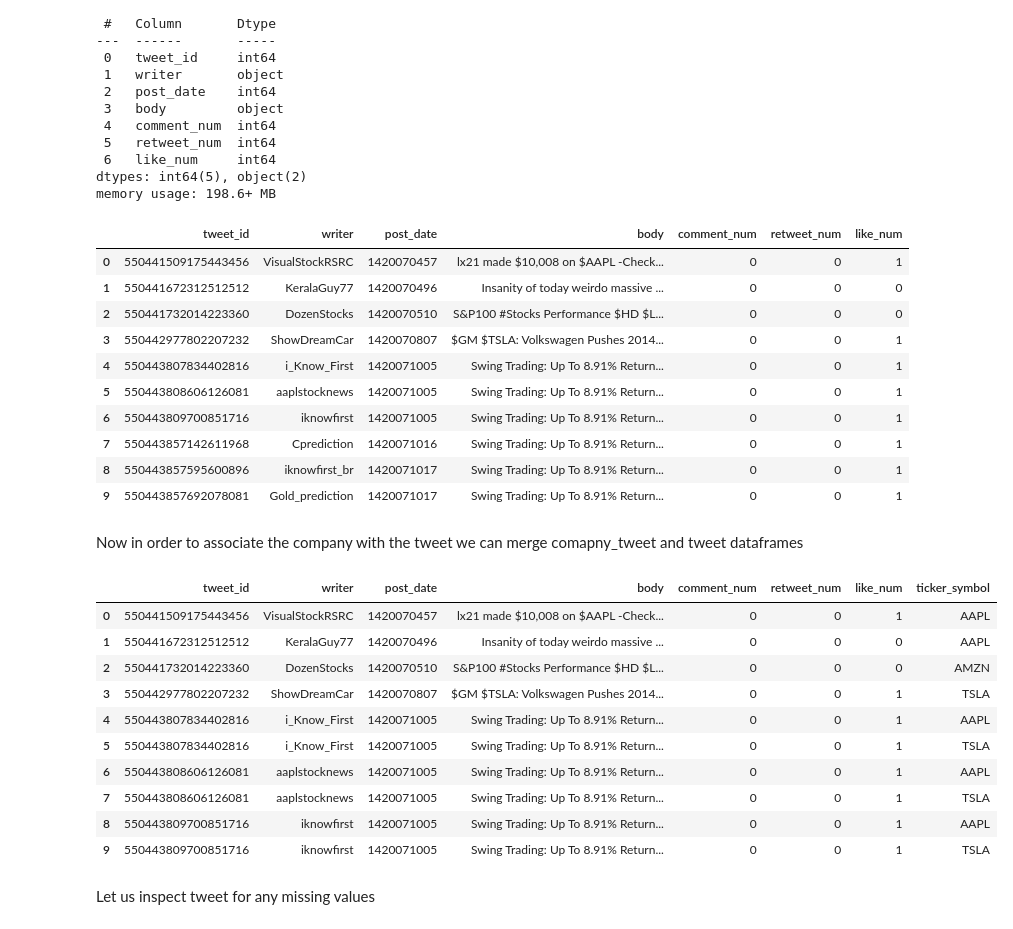
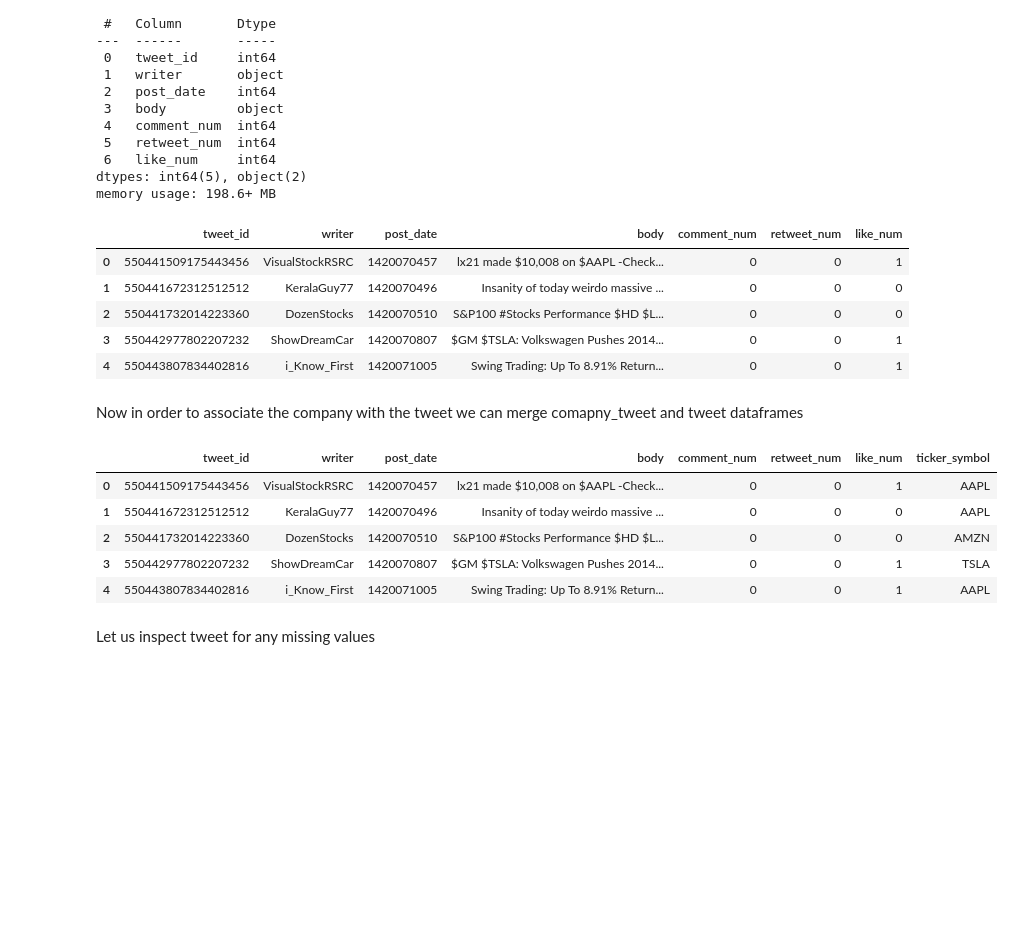
Before and after one commit to balaji-2021/Capstone2, a Jupyter notebook: Stock_sentiment_analysis_data_wrangling.ipynb, the cells around one changed output. Cells and saved outputs as stored; diff of their text form; code cells hidden in the pictures; blank space fills up the shorter version.

```diff
--- a/Stock_sentiment_analysis_data_wrangling.ipynb
+++ b/Stock_sentiment_analysis_data_wrangling.ipynb
@@ -85,7 +86,7 @@ Data columns (total 7 columns):
 dtypes: int64(5), object(2)
 memory usage: 198.6+ MB
 # %%
-tweet.head(10)
+tweet.head()
 # %% [output]
 |  | tweet_id | writer | post_date | body | comment_num | retweet_num | like_num |
 | 0 | 550441509175443456 | VisualStockRSRC | 1420070457 | lx21 made $10,008 on $AAPL -Check... | 0 | 0 | 1 |
@@ -93,29 +94,19 @@ tweet.head(10)
 | 2 | 550441732014223360 | DozenStocks | 1420070510 | S&P100 #Stocks Performance $HD $L... | 0 | 0 | 0 |
 | 3 | 550442977802207232 | ShowDreamCar | 1420070807 | $GM $TSLA: Volkswagen Pushes 2014... | 0 | 0 | 1 |
 | 4 | 550443807834402816 | i_Know_First | 1420071005 | Swing Trading: Up To 8.91% Return... | 0 | 0 | 1 |
-| 5 | 550443808606126081 | aaplstocknews | 1420071005 | Swing Trading: Up To 8.91% Return... | 0 | 0 | 1 |
-| 6 | 550443809700851716 | iknowfirst | 1420071005 | Swing Trading: Up To 8.91% Return... | 0 | 0 | 1 |
-| 7 | 550443857142611968 | Cprediction | 1420071016 | Swing Trading: Up To 8.91% Return... | 0 | 0 | 1 |
-| 8 | 550443857595600896 | iknowfirst_br | 1420071017 | Swing Trading: Up To 8.91% Return... | 0 | 0 | 1 |
-| 9 | 550443857692078081 | Gold_prediction | 1420071017 | Swing Trading: Up To 8.91% Return... | 0 | 0 | 1 |
 # %% [markdown]
 Now in order to associate the company with the tweet we can merge comapny_tweet and tweet dataframes
 # %%
 tweet_combined = tweet.merge(company_tweet, on='tweet_id', how='inner')
 # %%
-tweet_combined.head(10)
+tweet_combined.head()
 # %% [output]
 |  | tweet_id | writer | post_date | body | comment_num | retweet_num | like_num | ticker_symbol |
 | 0 | 550441509175443456 | VisualStockRSRC | 1420070457 | lx21 made $10,008 on $AAPL -Check... | 0 | 0 | 1 | AAPL |
 | 1 | 550441672312512512 | KeralaGuy77 | 1420070496 | Insanity of today weirdo massive ... | 0 | 0 | 0 | AAPL |
 | 2 | 550441732014223360 | DozenStocks | 1420070510 | S&P100 #Stocks Performance $HD $L... | 0 | 0 | 0 | AMZN |
 | 3 | 550442977802207232 | ShowDreamCar | 1420070807 | $GM $TSLA: Volkswagen Pushes 2014... | 0 | 0 | 1 | TSLA |
 | 4 | 550443807834402816 | i_Know_First | 1420071005 | Swing Trading: Up To 8.91% Return... | 0 | 0 | 1 | AAPL |
-| 5 | 550443807834402816 | i_Know_First | 1420071005 | Swing Trading: Up To 8.91% Return... | 0 | 0 | 1 | TSLA |
-| 6 | 550443808606126081 | aaplstocknews | 1420071005 | Swing Trading: Up To 8.91% Return... | 0 | 0 | 1 | AAPL |
-| 7 | 550443808606126081 | aaplstocknews | 1420071005 | Swing Trading: Up To 8.91% Return... | 0 | 0 | 1 | TSLA |
-| 8 | 550443809700851716 | iknowfirst | 1420071005 | Swing Trading: Up To 8.91% Return... | 0 | 0 | 1 | AAPL |
-| 9 | 550443809700851716 | iknowfirst | 1420071005 | Swing Trading: Up To 8.91% Return... | 0 | 0 | 1 | TSLA |
 # %% [markdown]
 Let us inspect tweet for any missing values
 # %%
```
Also changed, not shown: parts of 141 cells of this notebook.
